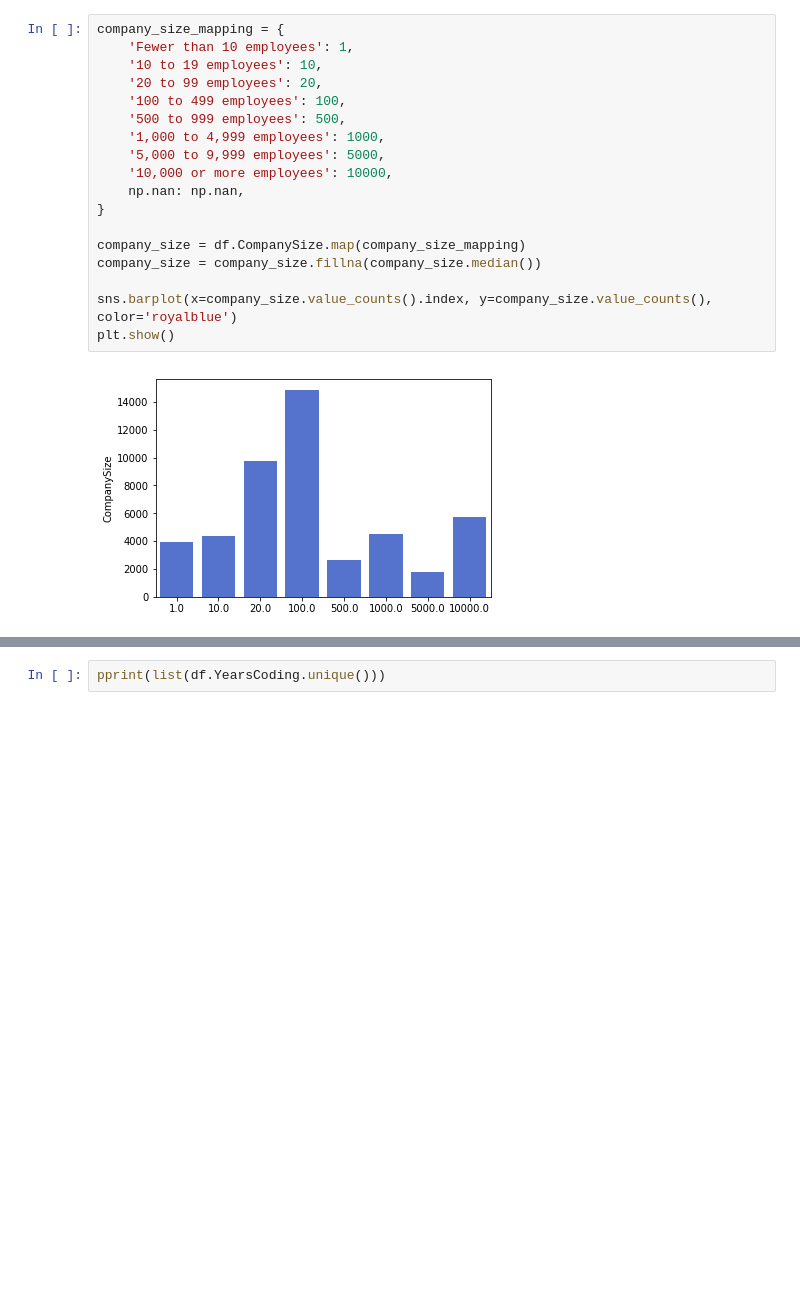
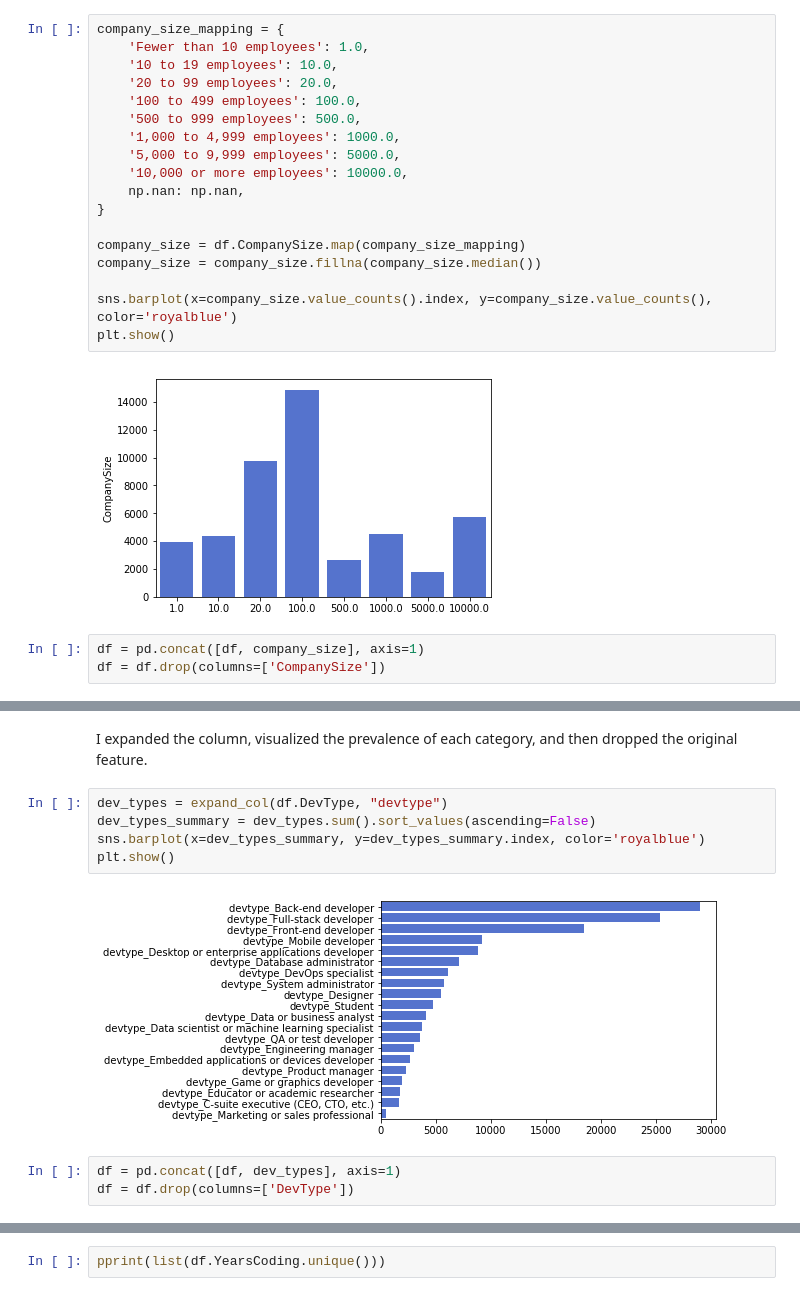
Before and after one commit to joshtice/stackoverflow2018, a Jupyter notebook: joshtice_stackoverflow_analysis.ipynb, the cells around one changed output, grey strips where cells are left out. Saved outputs shown, nothing was run; the diff lists cells and outputs as text; blank space fills up the shorter version.

```diff
--- a/joshtice_stackoverflow_analysis.ipynb
+++ b/joshtice_stackoverflow_analysis.ipynb
@@ -518,14 +524,14 @@ pprint(list(df.CompanySize.unique()))
 I decided to take the minimum of each range and use this value for each record. In this way, an approximation of the magnitude of a certain response was captured. I also dealt with missing values by replacing them with the median value.
 # %%
 company_size_mapping = {
-    'Fewer than 10 employees': 1,
-    '10 to 19 employees': 10,
-    '20 to 99 employees': 20,
-    '100 to 499 employees': 100,
-    '500 to 999 employees': 500,
-    '1,000 to 4,999 employees': 1000,
-    '5,000 to 9,999 employees': 5000,
-    '10,000 or more employees': 10000,
+    'Fewer than 10 employees': 1.0,
+    '10 to 19 employees': 10.0,
+    '20 to 99 employees': 20.0,
+    '100 to 499 employees': 100.0,
+    '500 to 999 employees': 500.0,
+    '1,000 to 4,999 employees': 1000.0,
+    '5,000 to 9,999 employees': 5000.0,
+    '10,000 or more employees': 10000.0,
     np.nan: np.nan,
 }
 
@@ -536,3 +542,6 @@ sns.barplot(x=company_size.value_counts().index, y=company_size.value_counts(),
 plt.show()
 # %% [output]
 [figure]
+# %%
+df = pd.concat([df, company_size], axis=1)
+df = df.drop(columns=['CompanySize'])
@@ -539 +622,13 @@ plt.show()
+# %% [markdown]
+I expanded the column, visualized the prevalence of each category, and then dropped the original feature.
+# %%
+dev_types = expand_col(df.DevType, "devtype")
+dev_types_summary = dev_types.sum().sort_values(ascending=False)
+sns.barplot(x=dev_types_summary, y=dev_types_summary.index, color='royalblue')
+plt.show()
+# %% [output]
+[figure, added]
+# %%
+df = pd.concat([df, dev_types], axis=1)
+df = df.drop(columns=['DevType'])
 # %% [markdown]
```
Also changed, not shown: parts of 49 cells of this notebook.
